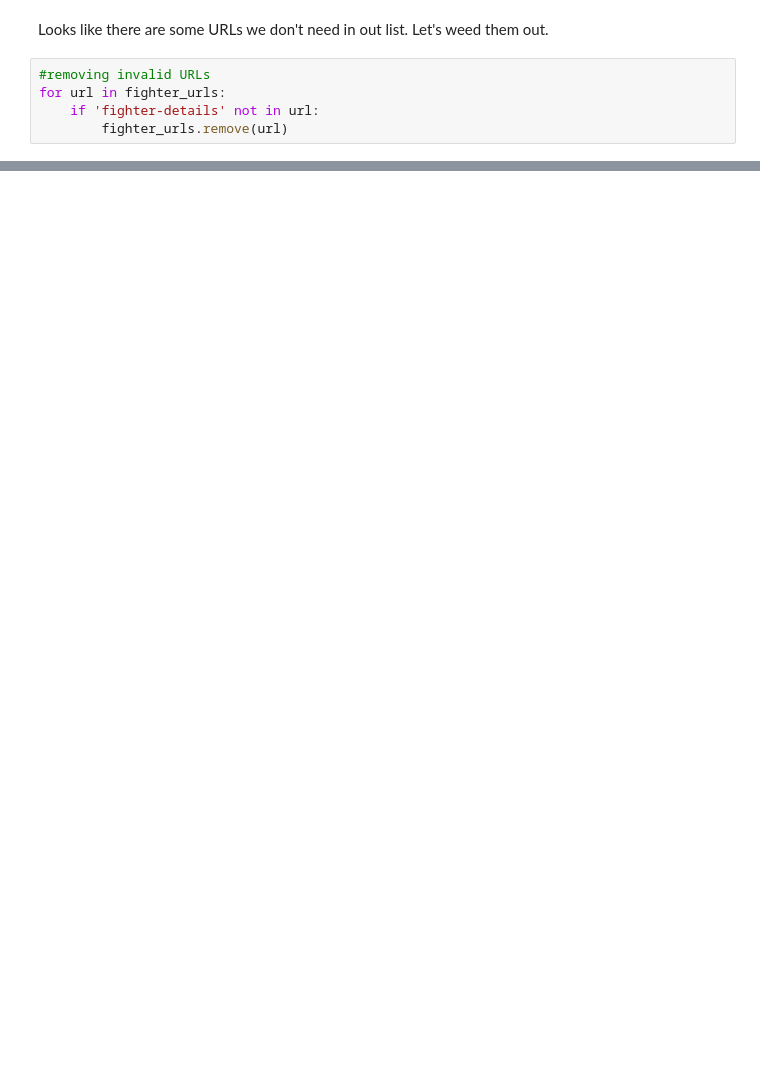
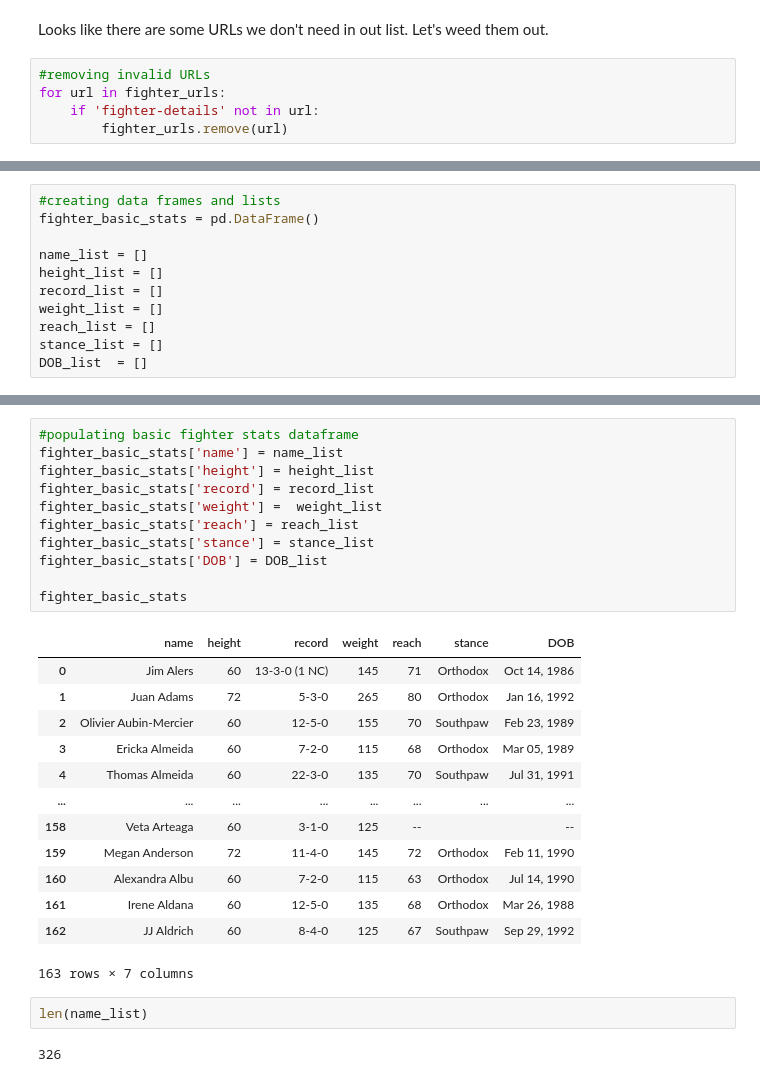
Before and after one commit to Neji128/Creating-a-SQL-Server-via-Web-Scrapping, a Jupyter notebook: Web_Scrapping.ipynb, the cells around one changed output, grey strips where cells are left out. Drawn from its saved outputs; the diff is of its cells as text; blank space fills up the shorter version.

```diff
--- a/Web_Scrapping.ipynb
+++ b/Web_Scrapping.ipynb
@@ -131 +127,12 @@ height:  <li class="b-list__box-list-item b-list__box-list-item_type_block">
+# %%
+#creating data frames and lists
+fighter_basic_stats = pd.DataFrame()
+
+name_list = []
+height_list = []
+record_list = []
+weight_list = []
+reach_list = []
+stance_list = []
+DOB_list  = []
 # %%
@@ -160,3 +185,32 @@ DOB:  Jul 23, 1991
+# %%
+#populating basic fighter stats dataframe
+fighter_basic_stats['name'] = name_list
+fighter_basic_stats['height'] = height_list
+fighter_basic_stats['record'] = record_list
+fighter_basic_stats['weight'] =  weight_list
+fighter_basic_stats['reach'] = reach_list
+fighter_basic_stats['stance'] = stance_list
+fighter_basic_stats['DOB'] = DOB_list
+
+fighter_basic_stats
+# %% [output]
+|  | name | height | record | weight | reach | stance | DOB |
+| 0 | Jim Alers | 60 | 13-3-0 (1 NC) | 145 | 71 | Orthodox | Oct 14, 1986 |
+| 1 | Juan Adams | 72 | 5-3-0 | 265 | 80 | Orthodox | Jan 16, 1992 |
+| 2 | Olivier Aubin-Mercier | 60 | 12-5-0 | 155 | 70 | Southpaw | Feb 23, 1989 |
+| 3 | Ericka Almeida | 60 | 7-2-0 | 115 | 68 | Orthodox | Mar 05, 1989 |
+| 4 | Thomas Almeida | 60 | 22-3-0 | 135 | 70 | Southpaw | Jul 31, 1991 |
+| ... | ... | ... | ... | ... | ... | ... | ... |
+| 158 | Veta Arteaga | 60 | 3-1-0 | 125 | -- |  | -- |
+| 159 | Megan Anderson | 72 | 11-4-0 | 145 | 72 | Orthodox | Feb 11, 1990 |
+| 160 | Alexandra Albu | 60 | 7-2-0 | 115 | 63 | Orthodox | Jul 14, 1990 |
+| 161 | Irene Aldana | 60 | 12-5-0 | 135 | 68 | Orthodox | Mar 26, 1988 |
+| 162 | JJ Aldrich | 60 | 8-4-0 | 125 | 67 | Southpaw | Sep 29, 1992 |
+163 rows × 7 columns
+# %%
+len(name_list)
+# %% [output]
+326
 # %%
 #Retrieving careeer stats suite:
 career_stats = base_stats[6:]
```
Also changed, not shown: parts of 10 cells of this notebook, 1 other file.
